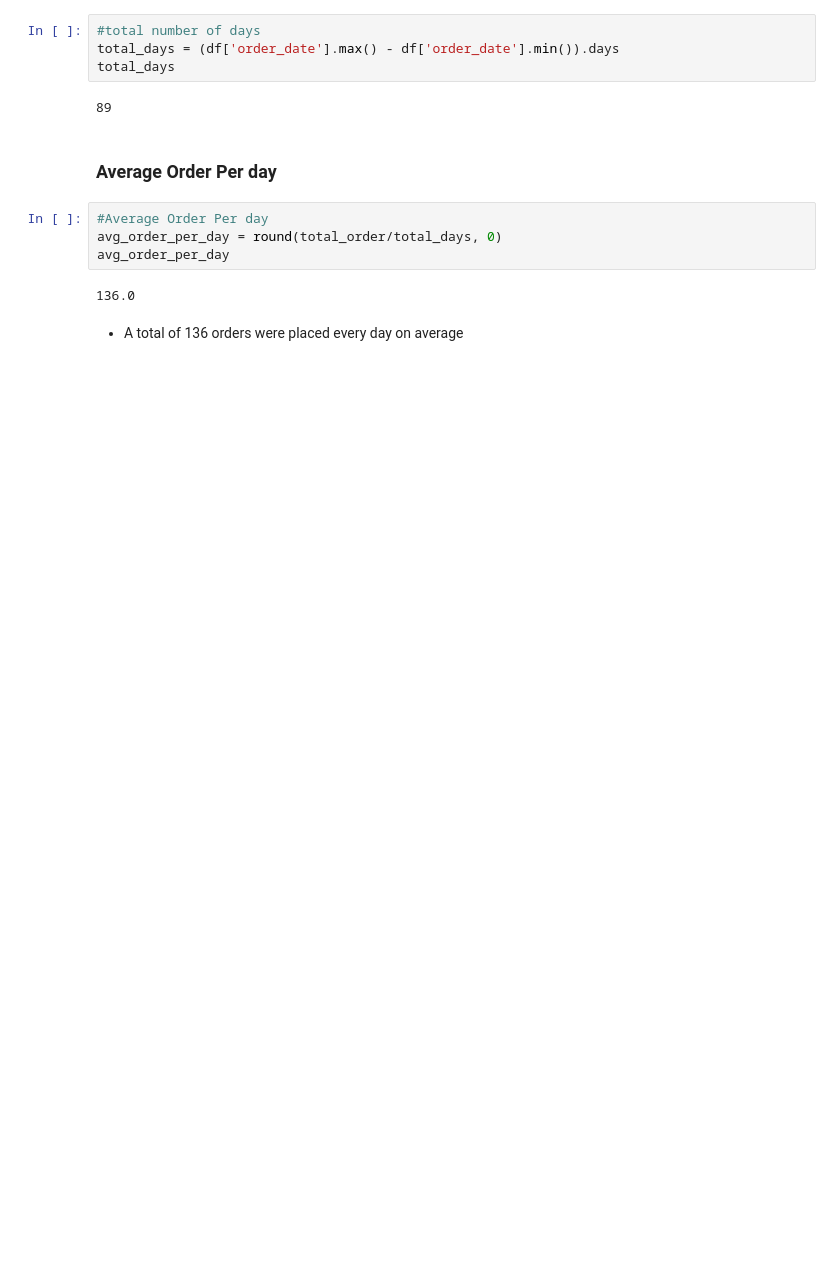
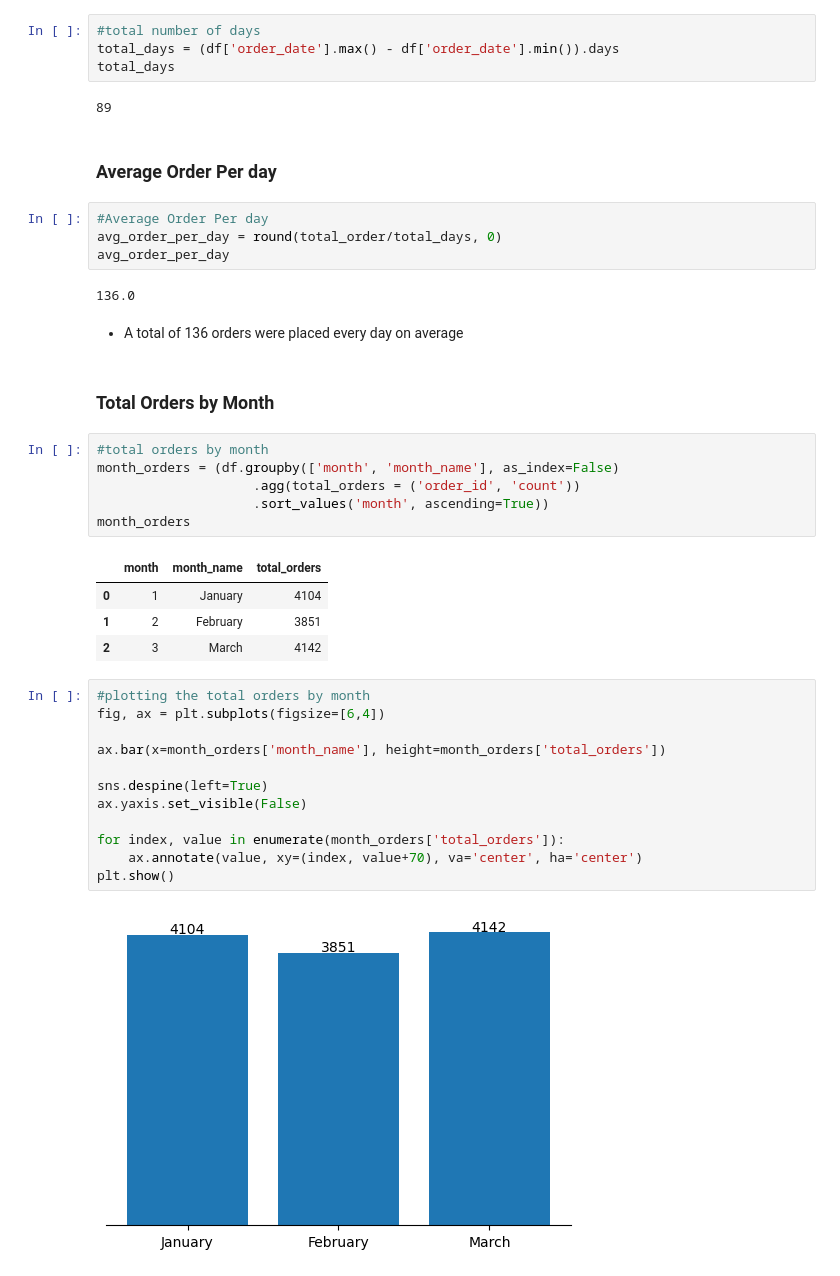
Before and after one commit to valezenwanne/Restaurant-Order-Analysis, a Jupyter notebook: Restaurant Orders Analysis.ipynb, the cells around one changed output. Saved outputs shown, nothing was run; the diff lists cells and outputs as text; blank space fills up the shorter version.

Commit message:
Added charts

```diff
--- a/Restaurant Orders Analysis.ipynb
+++ b/Restaurant Orders Analysis.ipynb
@@ -369,3 +363,30 @@ avg_order_per_day
 136.0
 # %% [markdown]
 - A total of 136 orders were placed every day on average
+# %% [markdown]
+### Total Orders by Month
+# %%
+#total orders by month
+month_orders = (df.groupby(['month', 'month_name'], as_index=False)
+                    .agg(total_orders = ('order_id', 'count'))
+                    .sort_values('month', ascending=True))
+month_orders
+# %% [output]
+|  | month | month_name | total_orders |
+| 0 | 1 | January | 4104 |
+| 1 | 2 | February | 3851 |
+| 2 | 3 | March | 4142 |
+# %%
+#plotting the total orders by month
+fig, ax = plt.subplots(figsize=[6,4])
+
+ax.bar(x=month_orders['month_name'], height=month_orders['total_orders'])
+
+sns.despine(left=True)
+ax.yaxis.set_visible(False)
+
+for index, value in enumerate(month_orders['total_orders']):
+    ax.annotate(value, xy=(index, value+70), va='center', ha='center')
+plt.show()
+# %% [output]
+[figure, added]
```
Also changed, not shown: parts of 26 cells of this notebook.
